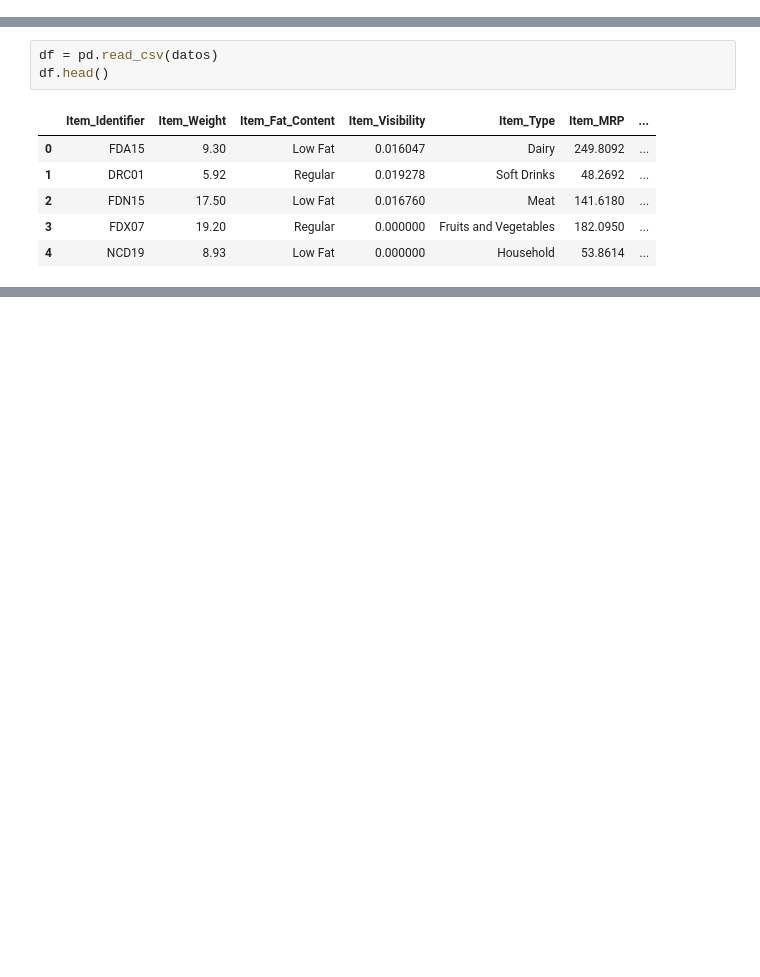
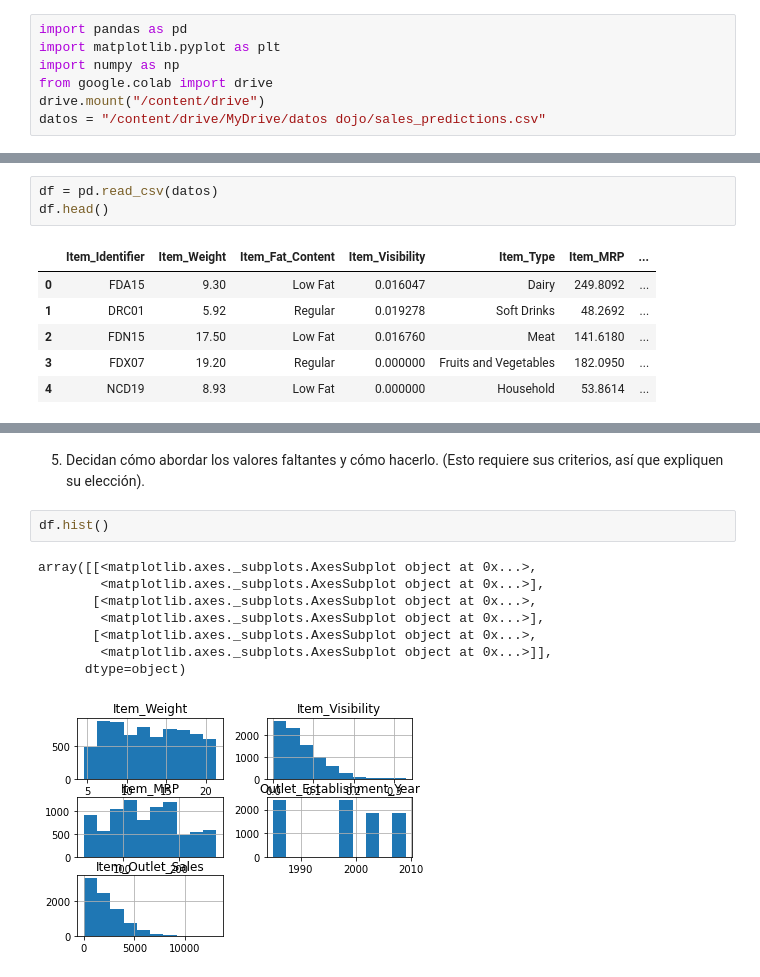
Before and after one commit to LuisRusa/predicciones-ventas-alimenticias, a Jupyter notebook: predicciones_ventas_alimenticias.ipynb, the cells around one changed output, grey strips where cells are left out. Saved outputs shown, nothing was run; the diff lists cells and outputs as text; blank space fills up the shorter version.

```diff
--- a/predicciones_ventas_alimenticias.ipynb
+++ b/predicciones_ventas_alimenticias.ipynb
@@ -5,0 +3,7 @@ datos = "/content/sales_predictions.csv"
+# %%
+import pandas as pd
+import matplotlib.pyplot as plt
+import numpy as np
+from google.colab import drive
+drive.mount("/content/drive")
+datos = "/content/drive/MyDrive/datos dojo/sales_predictions.csv"
@@ -15,0 +103,13 @@ df.head()
+# %% [markdown]
+5) Decidan cómo abordar los valores faltantes y cómo hacerlo. (Esto requiere sus criterios, así que expliquen su elección).
+# %%
+df.hist()
+# %% [output]
+array([[<matplotlib.axes._subplots.AxesSubplot object at 0x...>,
+        <matplotlib.axes._subplots.AxesSubplot object at 0x...>],
+       [<matplotlib.axes._subplots.AxesSubplot object at 0x...>,
+        <matplotlib.axes._subplots.AxesSubplot object at 0x...>],
+       [<matplotlib.axes._subplots.AxesSubplot object at 0x...>,
+        <matplotlib.axes._subplots.AxesSubplot object at 0x...>]],
+      dtype=object)
+[figure, added]
```
Also changed, not shown: parts of 27 cells of this notebook.
